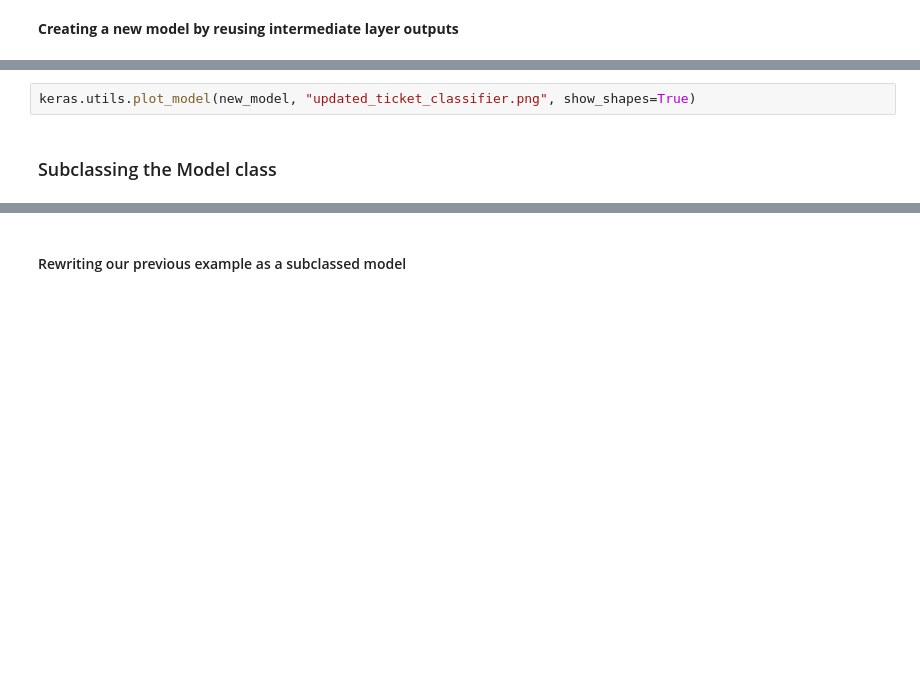
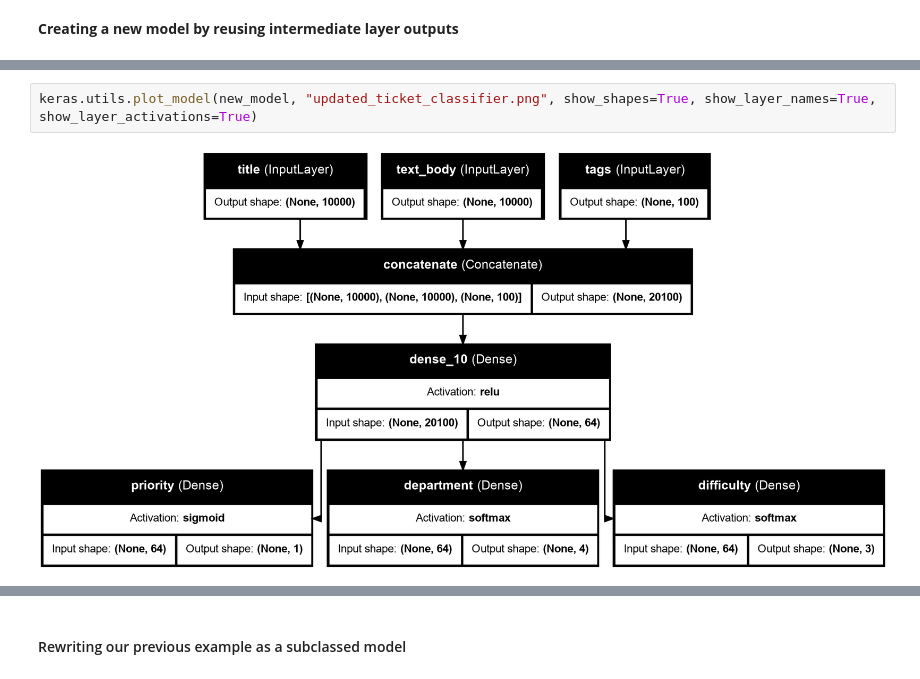
Before and after one commit to joxborrow/deep_learning_with_python, a Jupyter notebook: book_downloads/chapter07_working-with-keras.ipynb, the cells around one changed output, grey strips where cells are left out. Cells and saved outputs as stored; diff of their text form; blank space fills up the shorter version.

```diff
--- a/book_downloads/chapter07_working-with-keras.ipynb
+++ b/book_downloads/chapter07_working-with-keras.ipynb
@@ -359,4 +390,4 @@ new_model = keras.Model(
 # %%
-keras.utils.plot_model(new_model, "updated_ticket_classifier.png", show_shapes=True)
+keras.utils.plot_model(new_model, "updated_ticket_classifier.png", show_shapes=True, show_layer_names=True, show_layer_activations=True)
+# %% [output]
+[figure, added]
-# %% [markdown]
-### Subclassing the Model class
```
Also changed, not shown: parts of 71 cells of this notebook, 13 other files.
